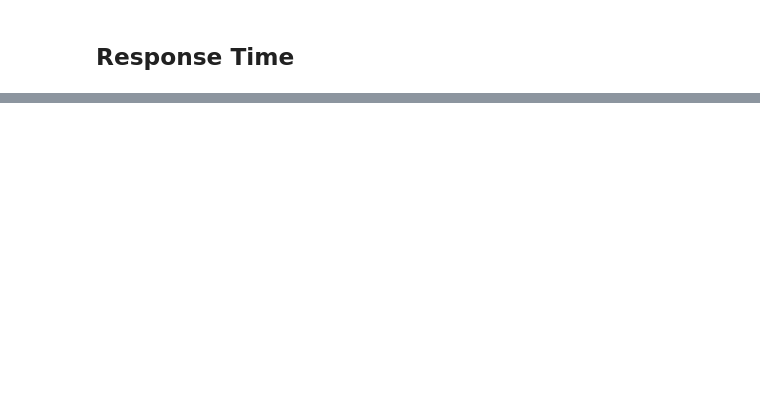
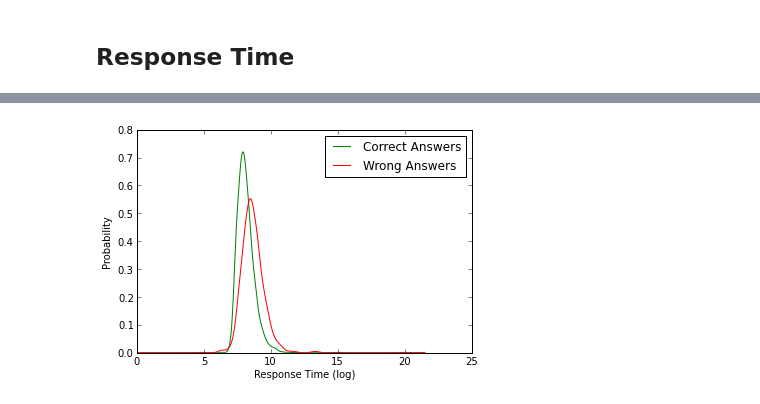
Before and after one commit to adaptive-learning/geography-tools, a Jupyter notebook: notebooks/initial_analysis.ipynb, the cells around one changed output, grey strips where cells are left out. Cells and saved outputs as stored; diff of their text form; code cells hidden in the pictures; blank space fills up the shorter version.

```diff
--- a/notebooks/initial_analysis.ipynb
+++ b/notebooks/initial_analysis.ipynb
@@ -111,0 +43,7 @@ plt.show()
+# %%
+analysis.plot_time_density(True)
+analysis.plot_time_density(False)
+plt.legend()
+plt.show()
+# %% [output]
+[figure, added]
```
Also changed, not shown: parts of 10 cells of this notebook, 9 other files.
